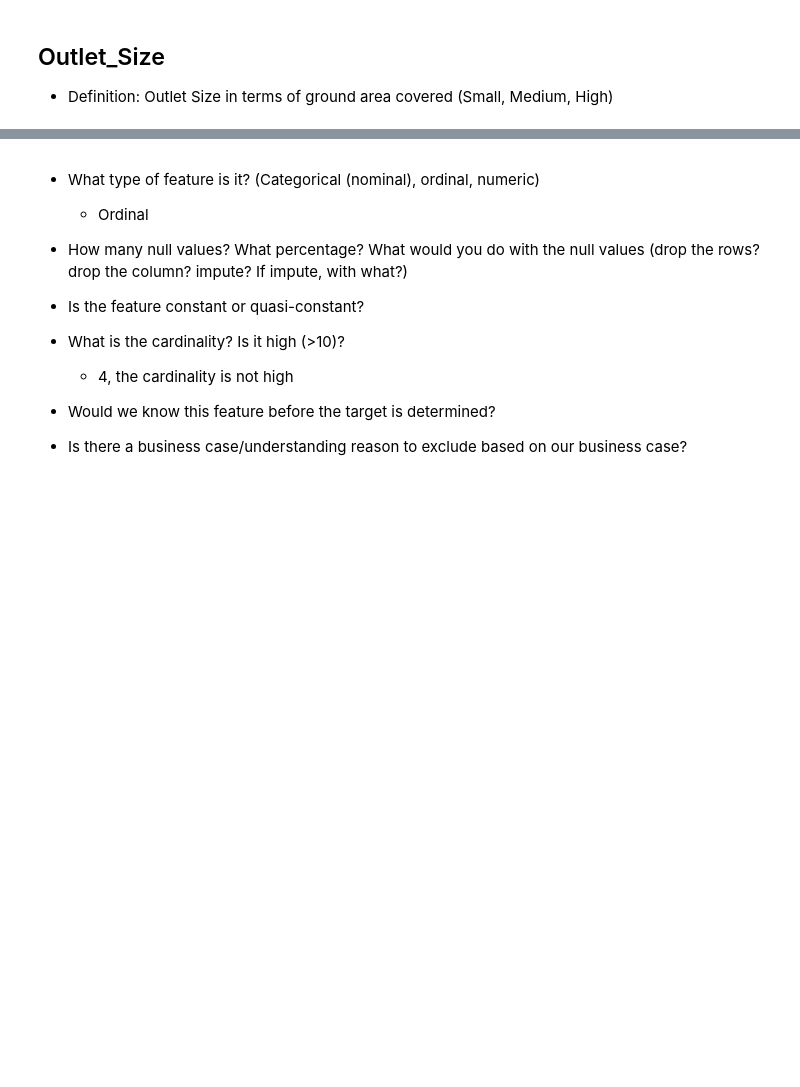
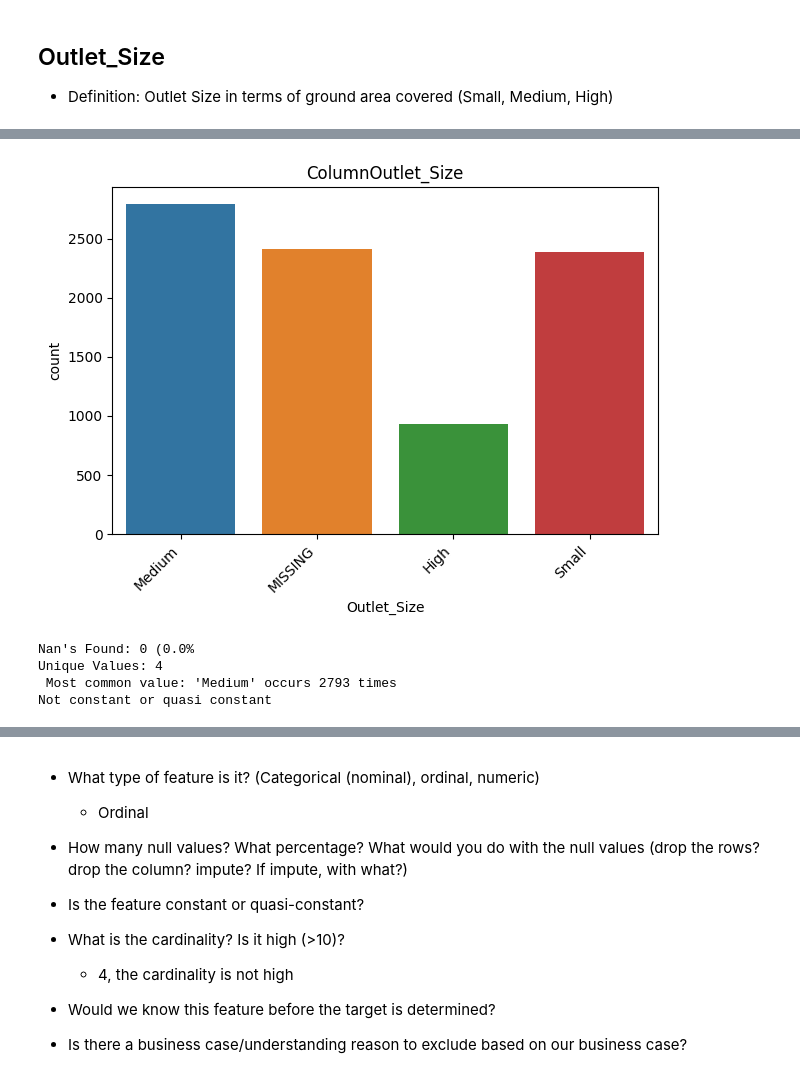
Before and after one commit to donmarcolaureano/predictionofproductsales, a Jupyter notebook: PredictionOfProductSales.ipynb, the cells around one changed output, grey strips where cells are left out. Cells and saved outputs as stored; diff of their text form; code cells hidden in the pictures; blank space fills up the shorter version.

```diff
--- a/PredictionOfProductSales.ipynb
+++ b/PredictionOfProductSales.ipynb
@@ -816,3 +842,12 @@ ax.legend(loc=(1.02,0));
+# %%
+from pandas.core.indexers import check_array_indexer
+explore_categorical(df_sales_predictions, 'Outlet_Size');
+# %% [output]
+[figure, added]
+Nan's Found: 0 (0.0%
+Unique Values: 4
+ Most common value: 'Medium' occurs 2793 times
+Not constant or quasi constant
 # %%
 # check cardinality
 nunique = df_sales_predictions['Outlet_Size'].nunique()
```
Also changed, not shown: parts of 8 cells of this notebook.
